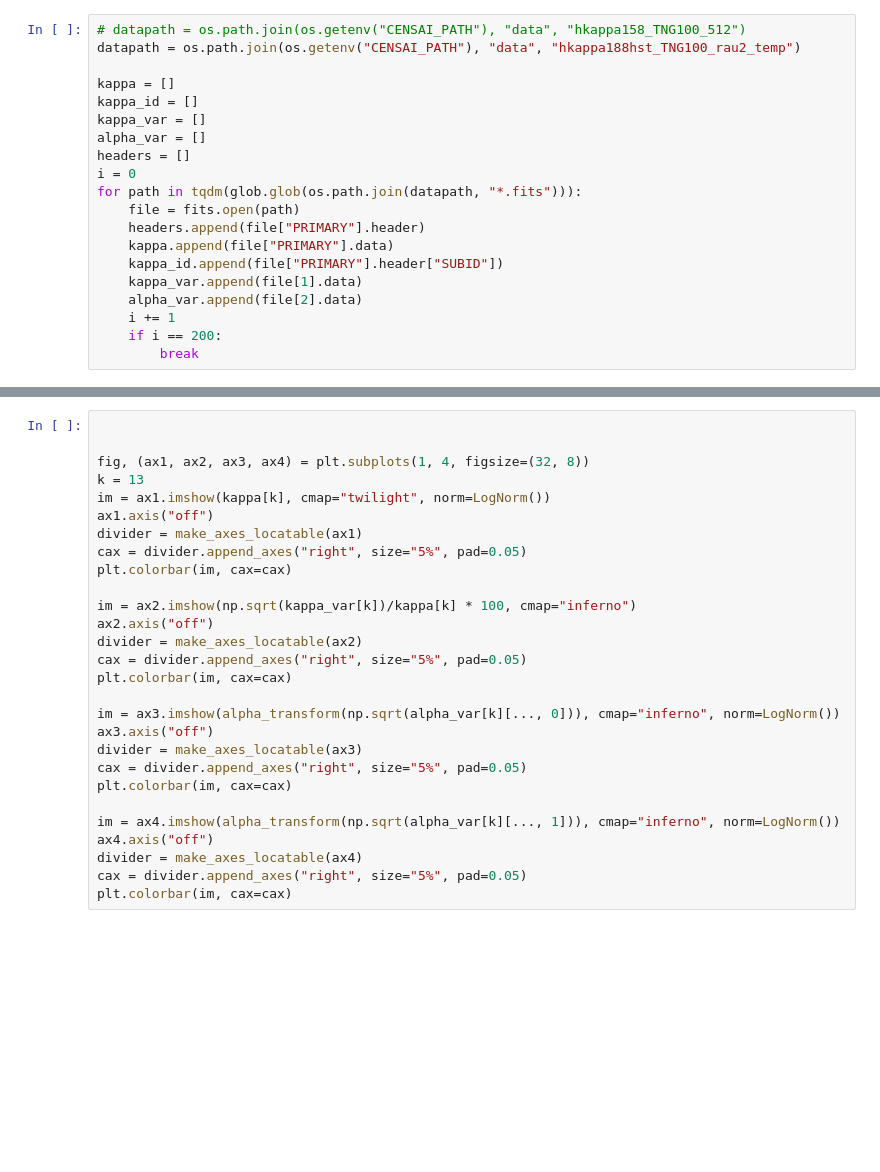
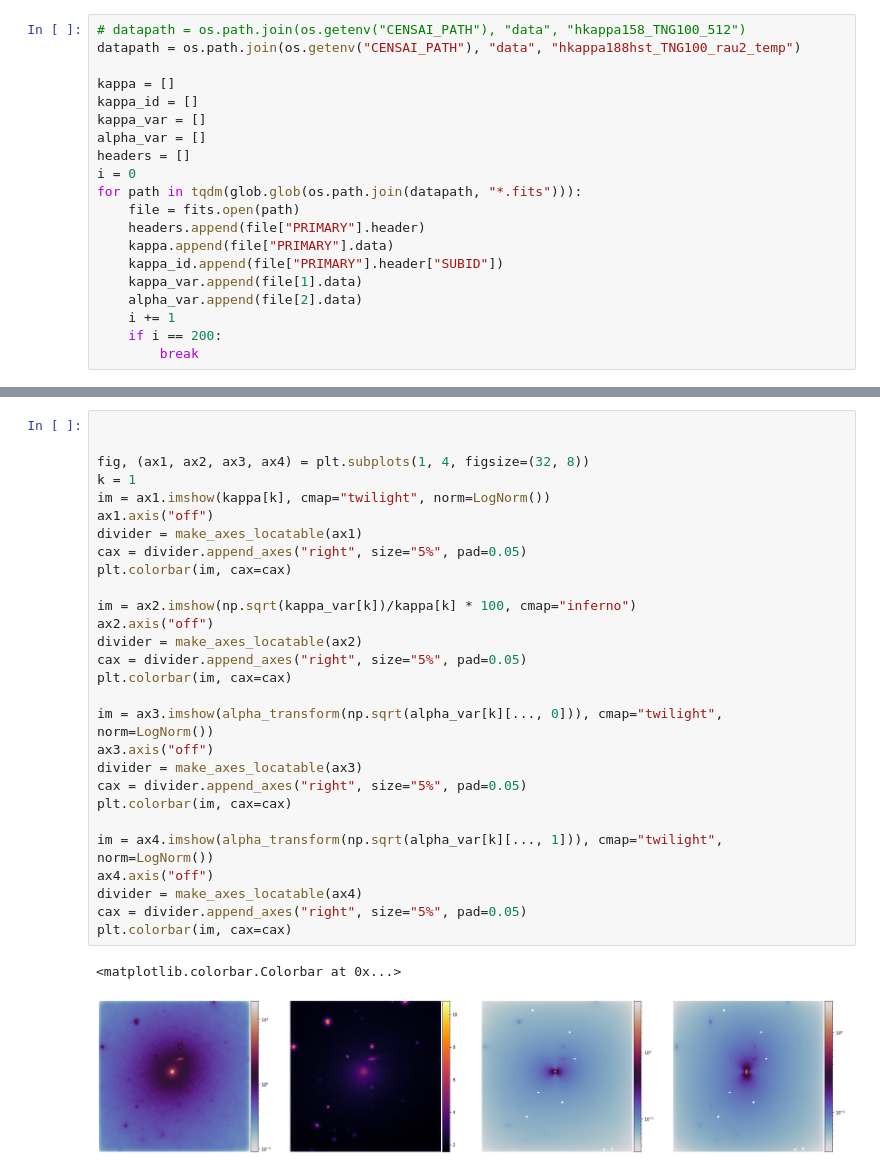
Before and after one commit to AlexandreAdam/Censai, a Jupyter notebook: notebooks/particle_noise.ipynb, the cells around one changed output, grey strips where cells are left out. Saved outputs shown, nothing was run; the diff lists cells and outputs as text; blank space fills up the shorter version.

```diff
--- a/notebooks/particle_noise.ipynb
+++ b/notebooks/particle_noise.ipynb
@@ -114,28 +109,31 @@ Text(0.5, 0.98, 'noise rms = 5.0e-02, PSF FWHM vs pixel=1.9')
 # %%
 
 
 fig, (ax1, ax2, ax3, ax4) = plt.subplots(1, 4, figsize=(32, 8))
-k = 13
+k = 1
 im = ax1.imshow(kappa[k], cmap="twilight", norm=LogNorm())
 ax1.axis("off")
 divider = make_axes_locatable(ax1)
 cax = divider.append_axes("right", size="5%", pad=0.05)
 plt.colorbar(im, cax=cax)
 
 im = ax2.imshow(np.sqrt(kappa_var[k])/kappa[k] * 100, cmap="inferno")
 ax2.axis("off")
 divider = make_axes_locatable(ax2)
 cax = divider.append_axes("right", size="5%", pad=0.05)
 plt.colorbar(im, cax=cax)
 
-im = ax3.imshow(alpha_transform(np.sqrt(alpha_var[k][..., 0])), cmap="inferno", norm=LogNorm())
+im = ax3.imshow(alpha_transform(np.sqrt(alpha_var[k][..., 0])), cmap="twilight", norm=LogNorm())
 ax3.axis("off")
 divider = make_axes_locatable(ax3)
 cax = divider.append_axes("right", size="5%", pad=0.05)
 plt.colorbar(im, cax=cax)
 
-im = ax4.imshow(alpha_transform(np.sqrt(alpha_var[k][..., 1])), cmap="inferno", norm=LogNorm())
+im = ax4.imshow(alpha_transform(np.sqrt(alpha_var[k][..., 1])), cmap="twilight", norm=LogNorm())
 ax4.axis("off")
 divider = make_axes_locatable(ax4)
 cax = divider.append_axes("right", size="5%", pad=0.05)
 plt.colorbar(im, cax=cax)
+# %% [output]
+<matplotlib.colorbar.Colorbar at 0x...>
+[figure, added]
```
Also changed, not shown: parts of 8 cells of this notebook, 1 other file.
